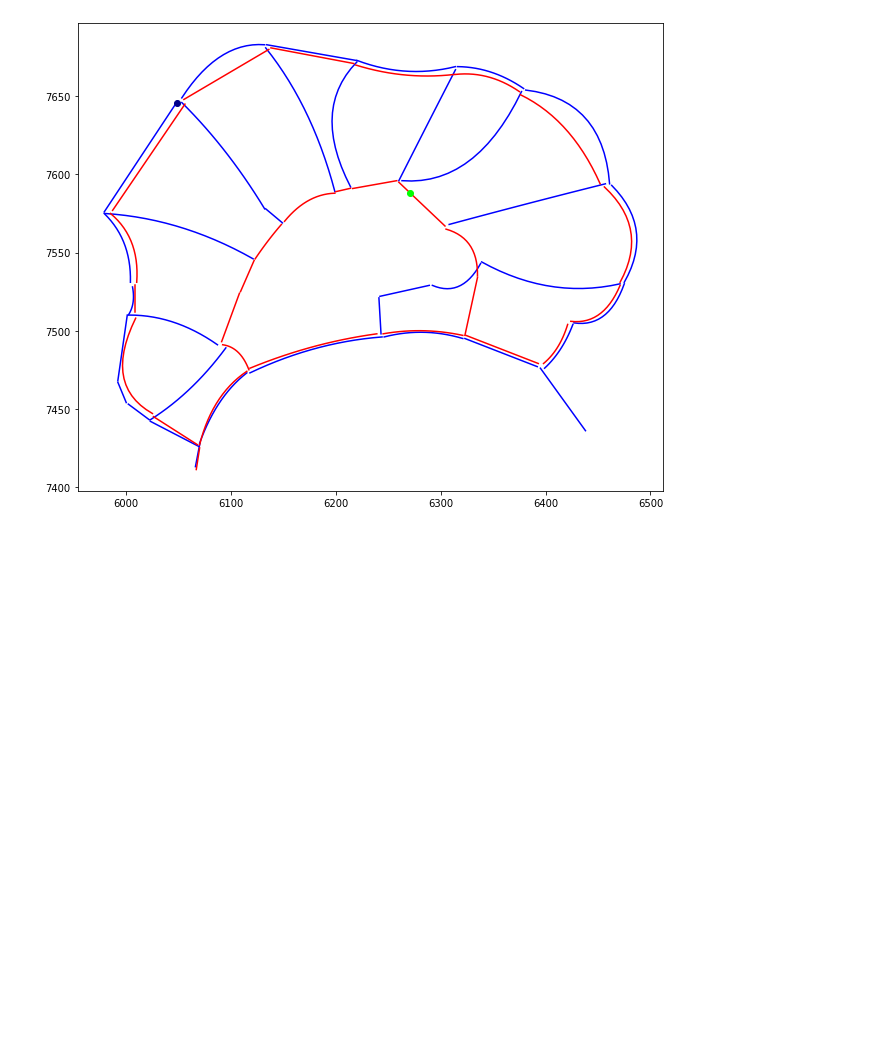
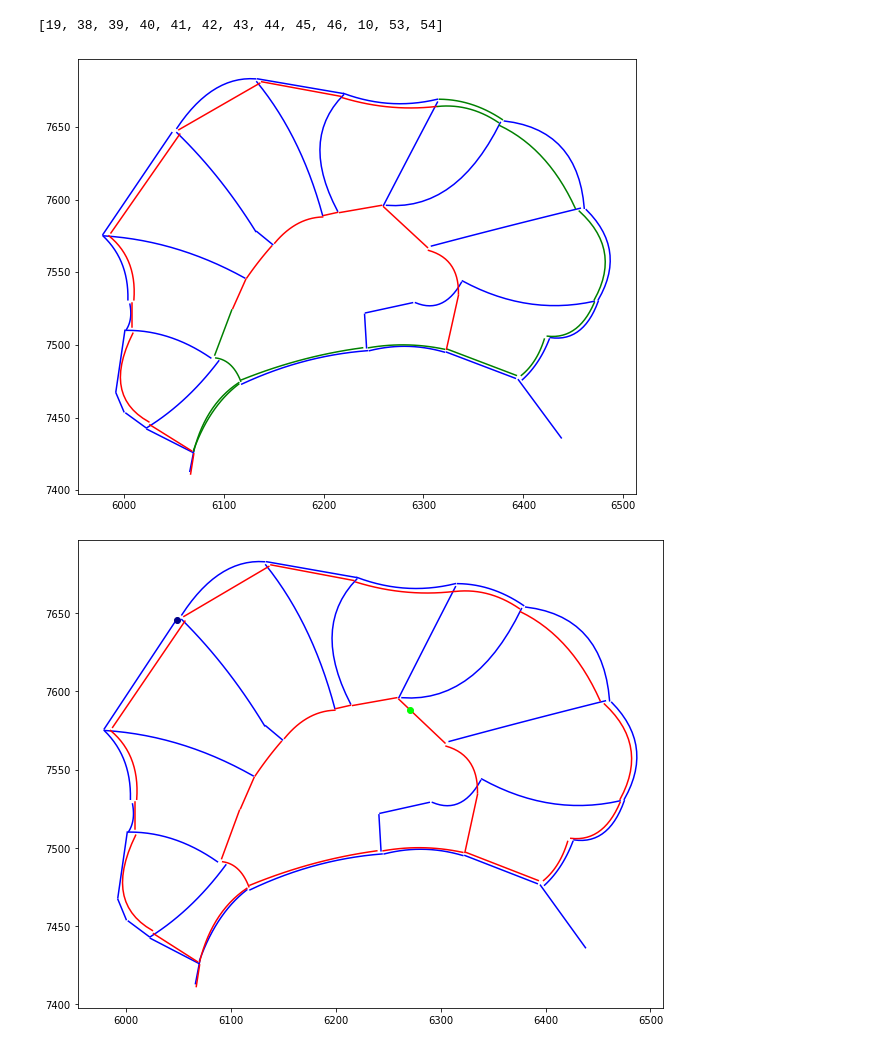
Before and after one commit to Ozmileny/Spline-map, a Jupyter notebook: spline-map_creating.ipynb, the cells around one changed output. Drawn from its saved outputs; the diff is of its cells as text; code cells hidden in the pictures; blank space fills up the shorter version.

```diff
--- a/spline-map_creating.ipynb
+++ b/spline-map_creating.ipynb
@@ -15,3 +7,21 @@ class Graph:
+# %%
+class Graph:
+    """
+    Builds a graph with a pair of weights for each edge and stores them in the corresponding fields.
+
+    Attributes
+    x, y: int list of physical coords of all bearing points for spline constructions
+    xcoeff, ycoeff: int list of coefficients of spline for each edge
+    edges: int list, each element of list stores indexes of bearing points for this spline
+    neighbors: int list, each elem stores indexed of continuing it edges
+    cost, length:  int list of weights of each edge
+    """
+
+    def __init__(self):
+        self.x, self.y, self.edges = read_coords('coords.txt')
+        self.neighbors = read_neighbors('neighbors.txt')
+        self.cost = read_cost('cost.txt')
+        self.length, self.xcoeff, self.ycoeff = calc_length_and_coeff(self)
 # %%
 def read_coords(file_name):
 
@@ -114,3 +225,36 @@ def P_y(ycoeff, t):
+# %%
+first = 19
+last = 54
+
+leng = find_way(g1, first, last, 1)
+
+if leng == 0: print ('No way')
+else:
+    way = restore_way(first, last, leng)
+    print (way)
+# %% [output]
+[19, 38, 39, 40, 41, 42, 43, 44, 45, 46, 10, 53, 54]
+# %%
+# тестовый блок, рисует маршрут на карте
+
+plt.figure(figsize=(10, 8))
+
+for i in range(len(g1.edges)):
+    t = np.arange(0.0, g1.length[i] + 1, g1.length[i]/15)
+    x_val = [P_x(g1.xcoeff[i], h) for h in t ]
+    y_val = [P_x(g1.ycoeff[i], h) for h in t ]
+    if i < 35:
+        color = 'blue'
+    else:
+            color = 'red'
+    if i in way:
+        color = 'green'
+        lw=3
+    plt.plot(x_val, y_val, color)
+
+plt.show()
+# %% [output]
+[figure, added]
 # %%
 # тестовая функция движения на расстояние km от начала i-го сплайна, возвращает номер сплайна и значение параметра t на нём
 # не нужна непосредственно в реализации карты, просто проверяет корректность работы
```
Also changed, not shown: parts of 8 cells of this notebook.
